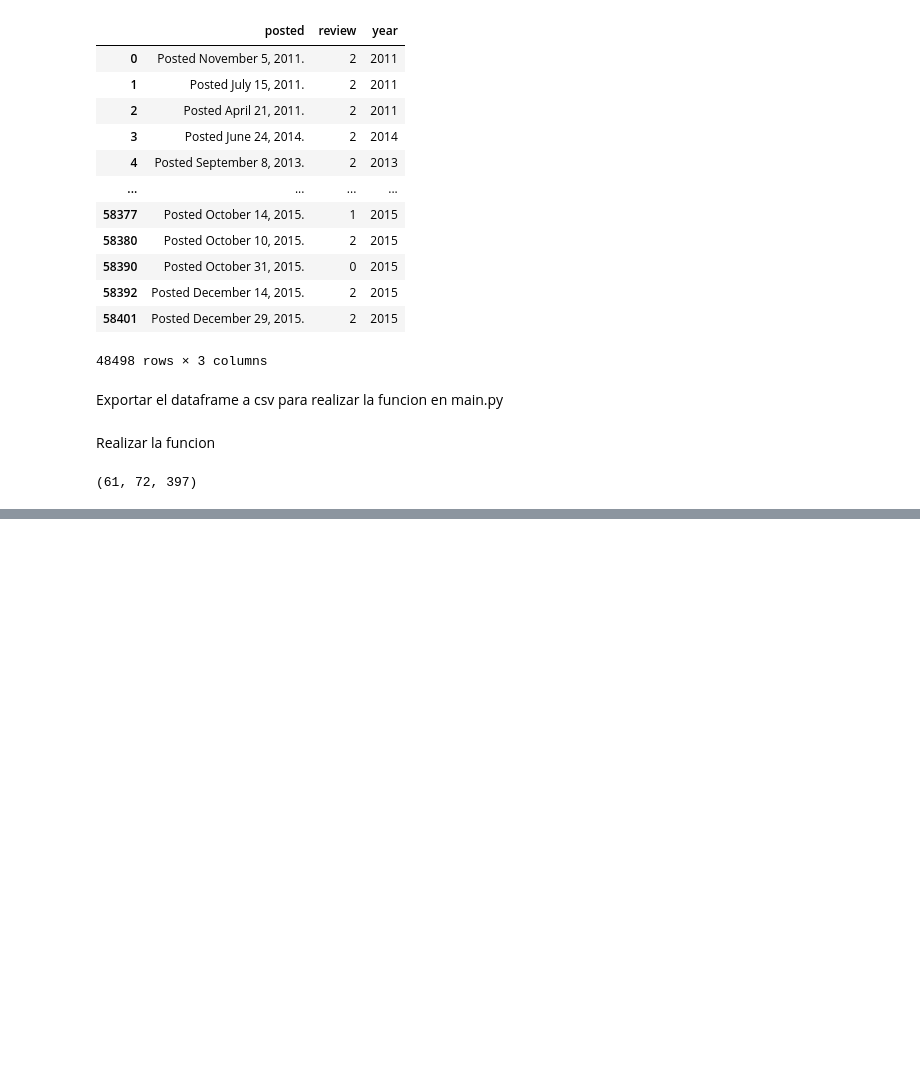
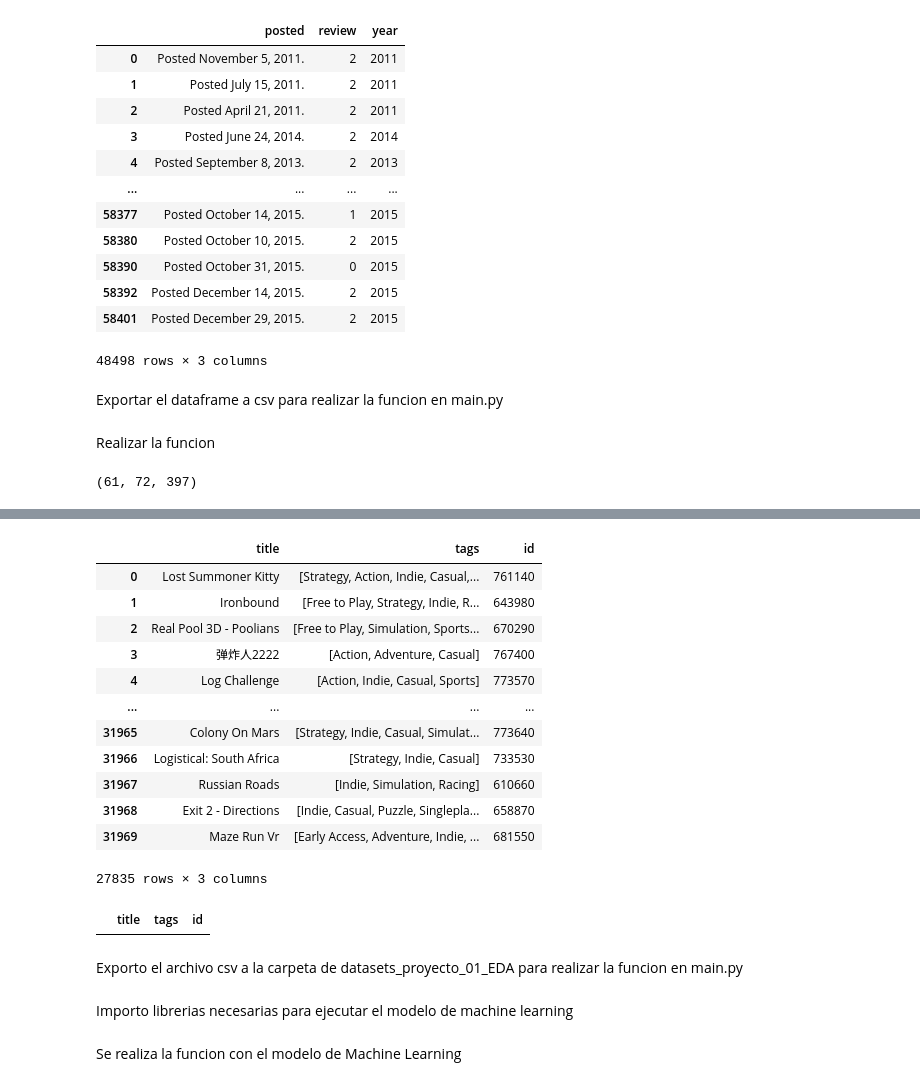
Before and after one commit to HaiderInfante/proyecto_01_henry_labs, a Jupyter notebook: proyecto_01_EDA_ETL.ipynb, the cells around one changed output, grey strips where cells are left out. Saved outputs shown, nothing was run; the diff lists cells and outputs as text; code cells hidden in the pictures; blank space fills up the shorter version.

```diff
--- a/proyecto_01_ETL.ipynb
+++ b/proyecto_01_EDA_ETL.ipynb
@@ -1493,0 +1592,29 @@ conteo_0, conteo_1, conteo_2
+# %%
+# Filtrar las filas que tienen más de un elemento en la lista 'tags'
+machine_learning_model_filter = machine_learning_model[machine_learning_model['tags'].apply(lambda x: len(x) > 1)]
+# %%
+machine_learning_model_filter
+# %% [output]
+|  | title | tags | id |
+| 0 | Lost Summoner Kitty | [Strategy, Action, Indie, Casual,... | 761140 |
+| 1 | Ironbound | [Free to Play, Strategy, Indie, R... | 643980 |
+| 2 | Real Pool 3D - Poolians | [Free to Play, Simulation, Sports... | 670290 |
+| 3 | 弹炸人2222 | [Action, Adventure, Casual] | 767400 |
+| 4 | Log Challenge | [Action, Indie, Casual, Sports] | 773570 |
+| ... | ... | ... | ... |
+| 31965 | Colony On Mars | [Strategy, Indie, Casual, Simulat... | 773640 |
+| 31966 | Logistical: South Africa | [Strategy, Indie, Casual] | 733530 |
+| 31967 | Russian Roads | [Indie, Simulation, Racing] | 610660 |
+| 31968 | Exit 2 - Directions | [Indie, Casual, Puzzle, Singlepla... | 658870 |
+| 31969 | Maze Run Vr | [Early Access, Adventure, Indie, ... | 681550 |
+27835 rows × 3 columns
+# %%
+# Verificar si alguna lista en la columna 'tags' está vacía
+is_empty = machine_learning_model_filter['tags'].apply(lambda x: len(x) == 1)
+
+# Mostrar las filas donde la lista 'tags' está vacía
+machine_learning_model_filter[is_empty]
+# %% [output]
+|  | title | tags | id |
+# %% [markdown]
+Exporto el archivo csv a la carpeta de datasets_proyecto_01_EDA para realizar la funcion en main.py
@@ -1493,0 +1624,2 @@ conteo_0, conteo_1, conteo_2
+# %% [markdown]
+Importo librerias necesarias para ejecutar el modelo de machine learning
@@ -1493,0 +1629,2 @@ conteo_0, conteo_1, conteo_2
+# %% [markdown]
+Se realiza la funcion con el modelo de Machine Learning
```
Also changed, not shown: parts of 22 cells of this notebook, 4 other files.
